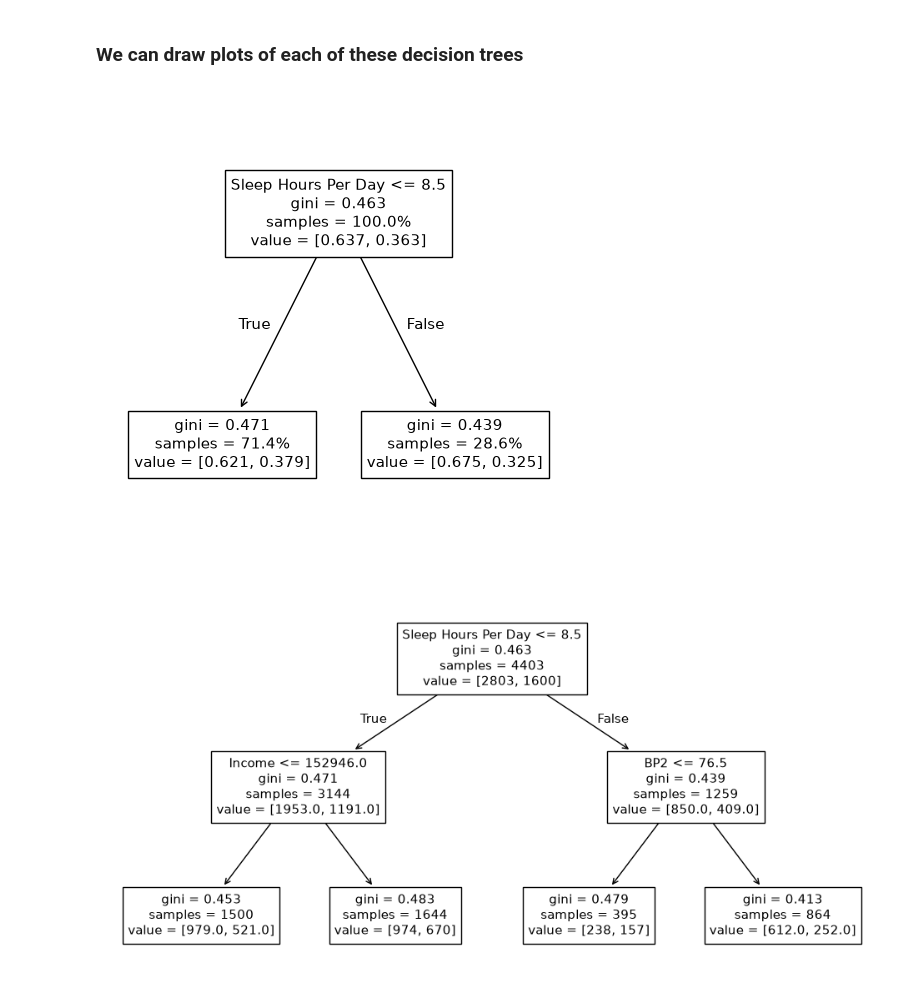
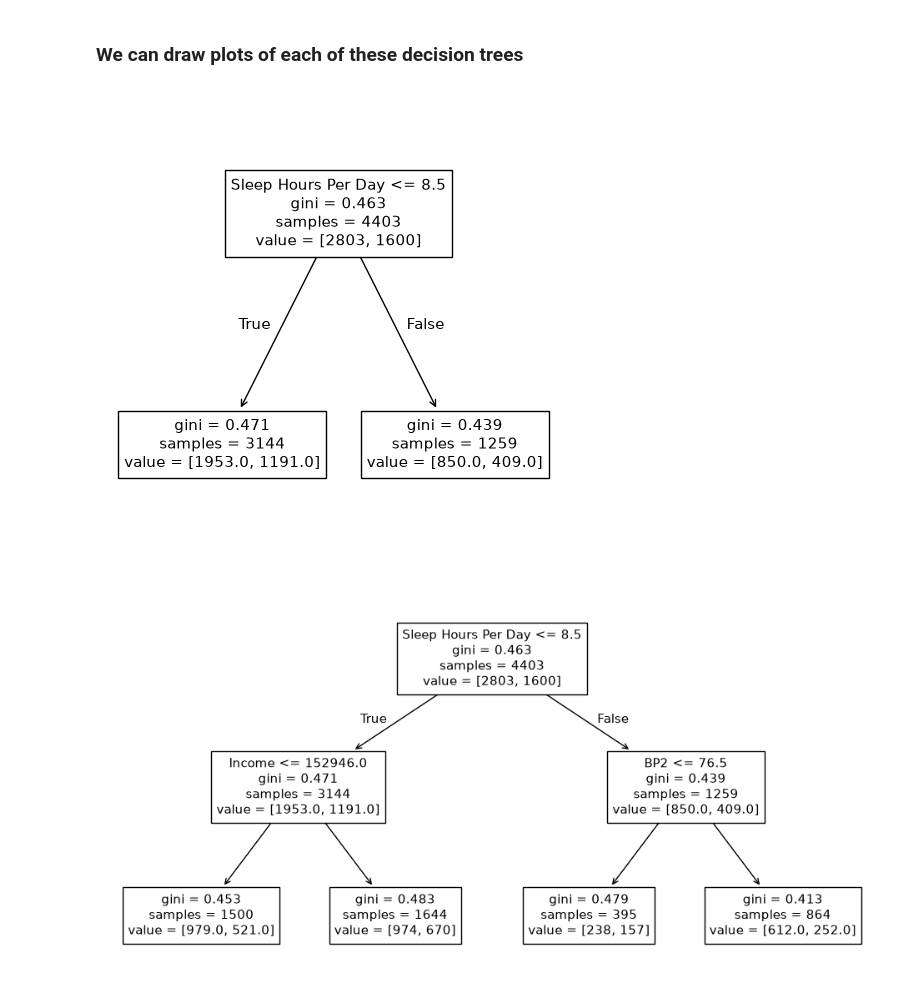
Before and after one commit to Zeke-Wess/CSE-2600-Code, a Jupyter notebook: mod08_rf.ipynb, the cells around one changed output. Cells and saved outputs as stored; diff of their text form; code cells hidden in the pictures.

```diff
--- a/mod08_rf.ipynb
+++ b/mod08_rf.ipynb
@@ -144,12 +144,11 @@ DecisionTreeClassifier(max_depth=3)
 # %%
 feature_names = list(X_train.columns)
 ax = subplots(figsize=(6,6))[1]
 plot_tree(tree1,
           feature_names=feature_names,
-          proportion=True,
           ax=ax);
 # %% [output]
-[figure, old version]
+[figure, new version]
 # %%
 ax = subplots(figsize=(12,6))[1]
 plot_tree(tree2,
```
Also changed, not shown: parts of 4 cells of this notebook.
